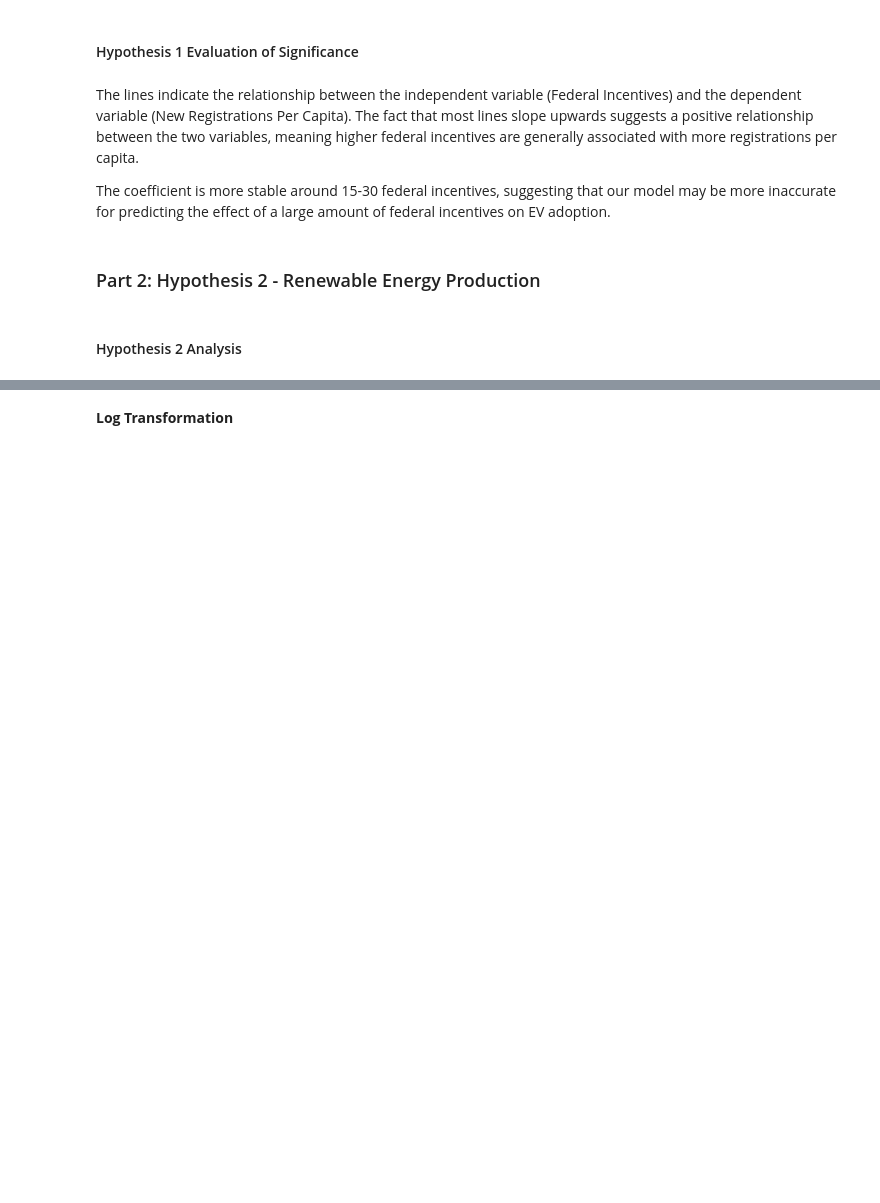
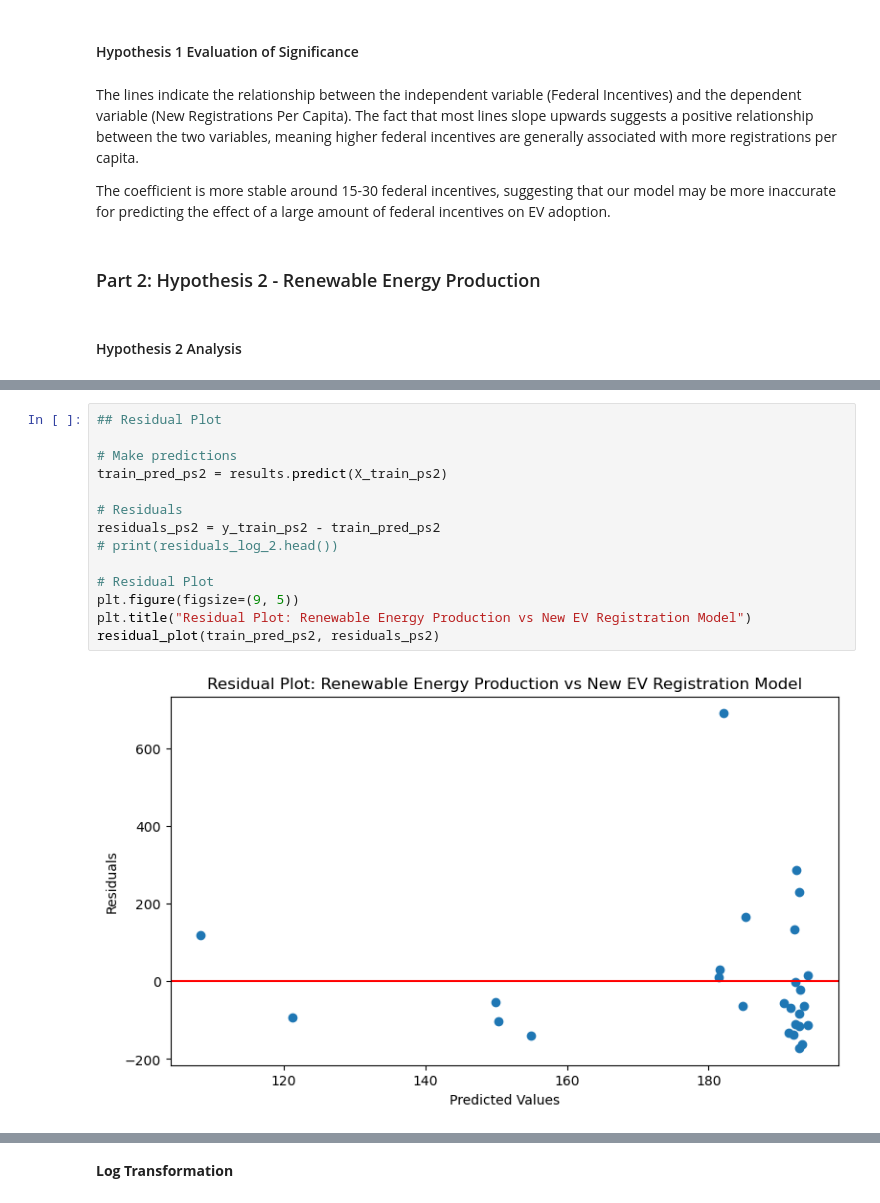
Before and after one commit to kyle-du/ev-research-proj, a Jupyter notebook: INFO2950_Phase 5_Deliverable.ipynb, the cells around one changed output, grey strips where cells are left out. Drawn from its saved outputs; the diff is of its cells as text; blank space fills up the shorter version.

```diff
--- a/INFO2950_Phase 5_Deliverable.ipynb
+++ b/INFO2950_Phase 5_Deliverable.ipynb
@@ -572,0 +545,16 @@ plt.show()
+# %%
+## Residual Plot
+
+# Make predictions
+train_pred_ps2 = results.predict(X_train_ps2)
+
+# Residuals
+residuals_ps2 = y_train_ps2 - train_pred_ps2
+# print(residuals_log_2.head())
+
+# Residual Plot
+plt.figure(figsize=(9, 5))
+plt.title("Residual Plot: Renewable Energy Production vs New EV Registration Model")
+residual_plot(train_pred_ps2, residuals_ps2)
+# %% [output]
+[figure, added]
```
Also changed, not shown: parts of 25 cells of this notebook.
